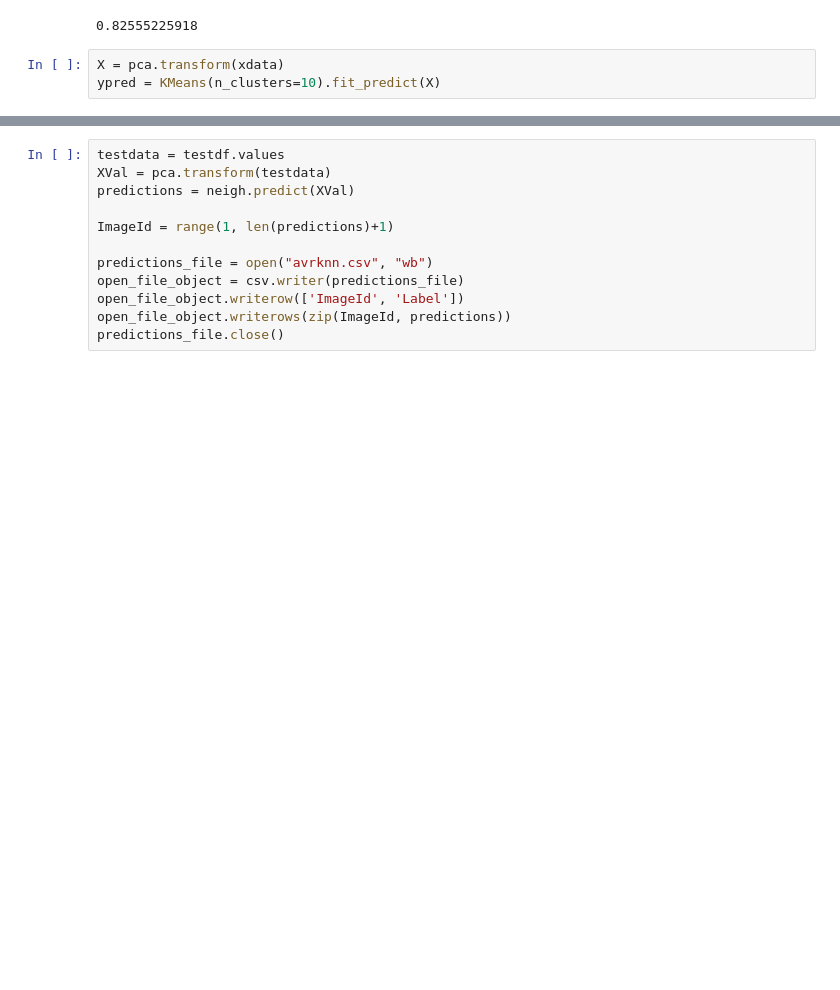
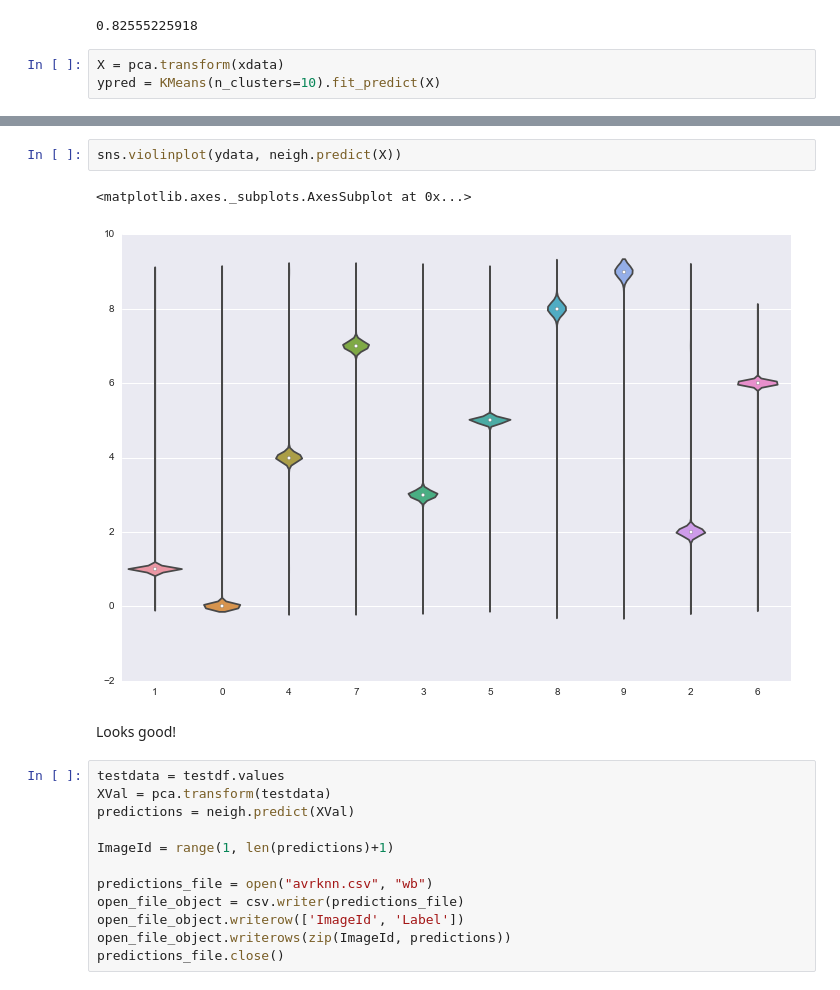
Before and after one commit to messup/Kaggle-Digits, a Jupyter notebook: digits.ipynb, the cells around one changed output, grey strips where cells are left out. Drawn from its saved outputs; the diff is of its cells as text; blank space fills up the shorter version.

```diff
--- a/digits.ipynb
+++ b/digits.ipynb
@@ -65,3 +75,10 @@ print scores
+# %%
+sns.violinplot(ydata, neigh.predict(X))
+# %% [output]
+<matplotlib.axes._subplots.AxesSubplot at 0x...>
+[figure, added]
+# %% [markdown]
+Looks good!
 # %%
 testdata = testdf.values
 XVal = pca.transform(testdata)
```
Also changed, not shown: parts of 11 cells of this notebook, 1 other file.
